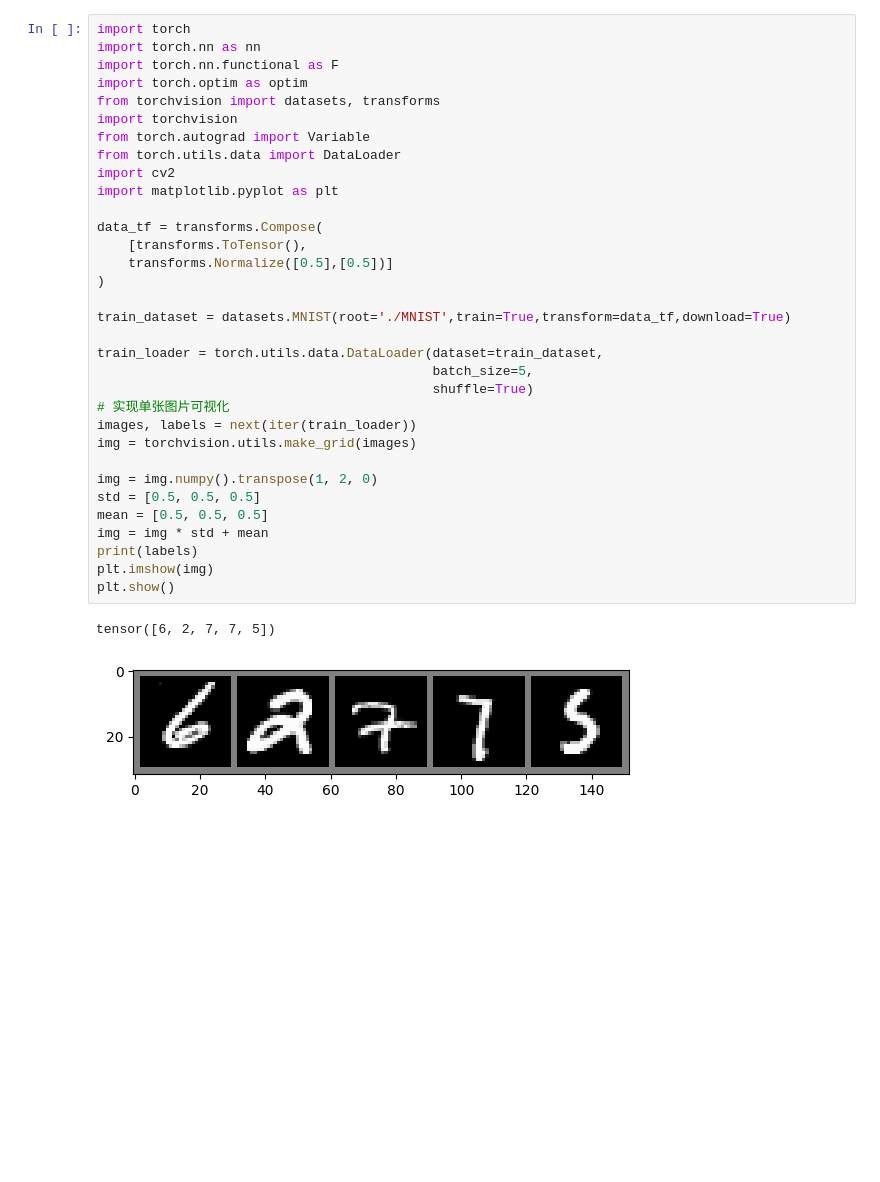
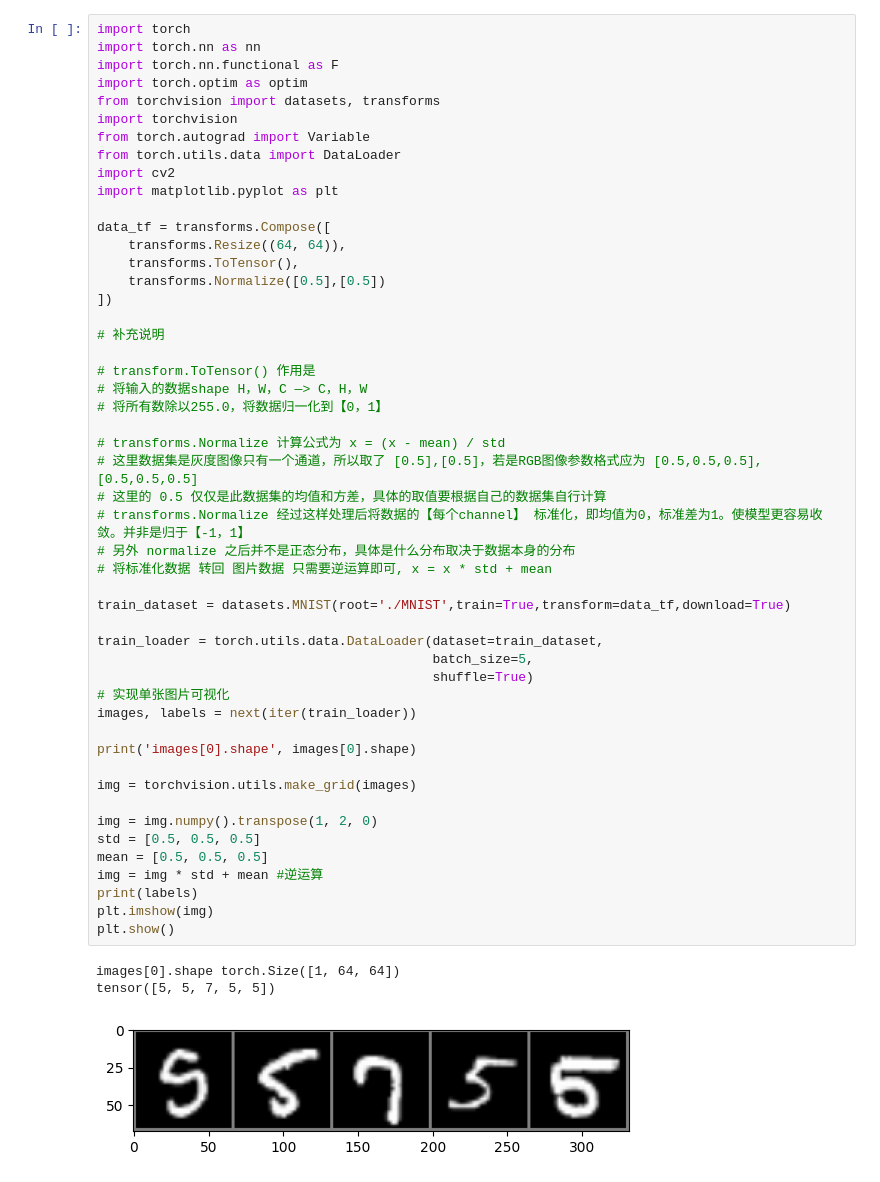
Before and after one commit to gaobowen/machine-learning, a Jupyter notebook: DCGAN/DCGAN.ipynb, the cells around one changed output. Drawn from its saved outputs; the diff is of its cells as text; blank space fills up the shorter version.

```diff
--- a/DCGAN/DCGAN.ipynb
+++ b/DCGAN/DCGAN.ipynb
@@ -5,36 +33,54 @@
 # %%
 import torch
 import torch.nn as nn
 import torch.nn.functional as F
 import torch.optim as optim
 from torchvision import datasets, transforms
 import torchvision
 from torch.autograd import Variable
 from torch.utils.data import DataLoader
 import cv2
 import matplotlib.pyplot as plt
 
-data_tf = transforms.Compose(
-    [transforms.ToTensor(),
-    transforms.Normalize([0.5],[0.5])]
-)
+data_tf = transforms.Compose([
+    transforms.Resize((64, 64)),
+    transforms.ToTensor(),
+    transforms.Normalize([0.5],[0.5])
+])
+
+# 补充说明
+
+# transform.ToTensor() 作用是
+# 将输入的数据shape H，W，C —> C，H，W
+# 将所有数除以255.0，将数据归一化到【0，1】
+
+# transforms.Normalize 计算公式为 x = (x - mean) / std
+# 这里数据集是灰度图像只有一个通道，所以取了 [0.5],[0.5]，若是RGB图像参数格式应为 [0.5,0.5,0.5],[0.5,0.5,0.5]
+# 这里的 0.5 仅仅是此数据集的均值和方差，具体的取值要根据自己的数据集自行计算
+# transforms.Normalize 经过这样处理后将数据的【每个channel】 标准化，即均值为0，标准差为1。使模型更容易收敛。并非是归于【-1，1】
+# 另外 normalize 之后并不是正态分布，具体是什么分布取决于数据本身的分布
+# 将标准化数据 转回 图片数据 只需要逆运算即可, x = x * std + mean
 
 train_dataset = datasets.MNIST(root='./MNIST',train=True,transform=data_tf,download=True)
 
 train_loader = torch.utils.data.DataLoader(dataset=train_dataset,
                                            batch_size=5,
                                            shuffle=True)
 # 实现单张图片可视化
 images, labels = next(iter(train_loader))
+
+print('images[0].shape', images[0].shape)
+
 img = torchvision.utils.make_grid(images)
 
 img = img.numpy().transpose(1, 2, 0)
 std = [0.5, 0.5, 0.5]
 mean = [0.5, 0.5, 0.5]
-img = img * std + mean
+img = img * std + mean #逆运算
 print(labels)
 plt.imshow(img)
 plt.show()
 # %% [output]
-tensor([6, 2, 7, 7, 5])
+images[0].shape torch.Size([1, 64, 64])
+tensor([5, 5, 7, 5, 5])
-[figure, old version]
+[figure, new version]
```
Also changed, not shown: parts of 7 cells of this notebook, 2 other files.
